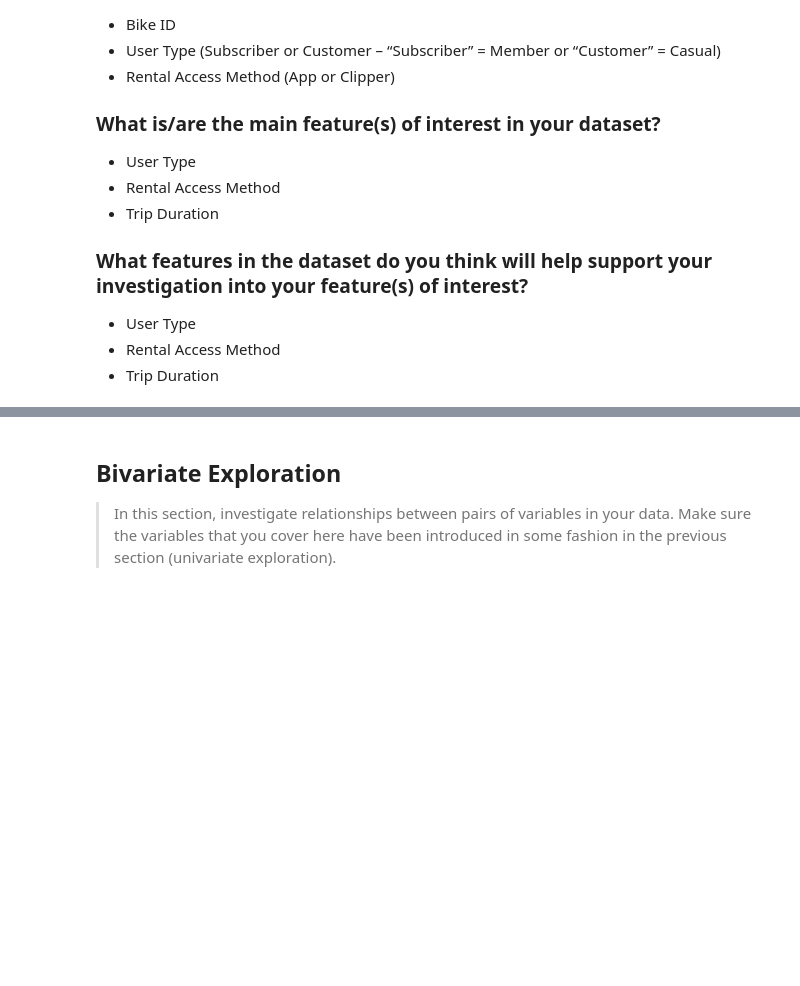
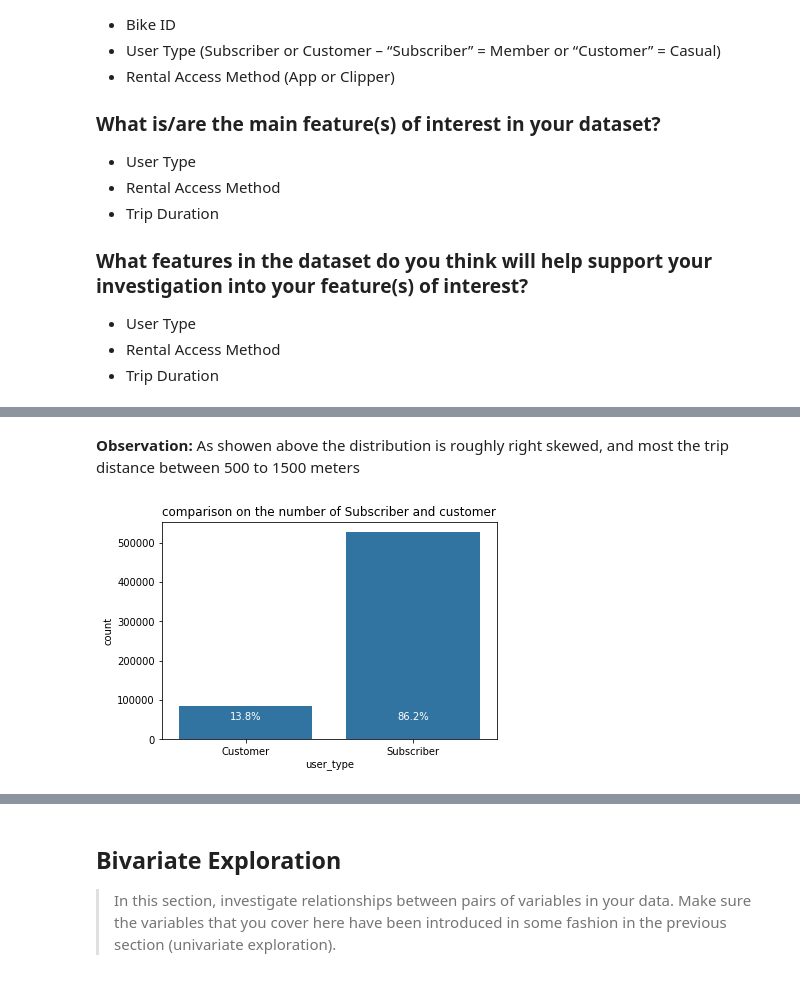
Before and after one commit to Ahmad-Almosallam/Communicate-Data-Findings, a Jupyter notebook: exploration_template.ipynb, the cells around one changed output, grey strips where cells are left out. Saved outputs shown, nothing was run; the diff lists cells and outputs as text; code cells hidden in the pictures; blank space fills up the shorter version.

```diff
--- a/exploration_template.ipynb
+++ b/exploration_template.ipynb
@@ -108,0 +122,3 @@ df.sample()
+# %%
+# Drop when the start latitude or the longitude are 0
+df = df[df.start_station_longitude != 0]
@@ -149,0 +289,20 @@ you plan on investigating next.
+# %% [markdown]
+**Observation:** As showen above the distribution is roughly right skewed, and most the trip distance between 500 to 1500 meters
+# %%
+# Plot of the type of users
+type_user = df.user_type.value_counts()
+sb.countplot(data = df , x = 'user_type' , color = sb.color_palette()[0]);
+plt.title('comparison on the number of Subscriber and customer');
+
+locs, labels = plt.xticks() # get the current tick locations and labels
+# loop through each pair of locations and labels
+for loc, label in zip(locs, labels):
+
+    # get the text property for the label to get the correct count
+    count = type_user[label.get_text()]
+    pct_string = '{:0.1f}%'.format(100*count/df.shape[0])
+
+    # print the annotation just below the top of the bar
+    plt.text(loc, 50000, pct_string, ha = 'center', color = 'w');
+# %% [output]
+[figure, added]
```
Also changed, not shown: parts of 23 cells of this notebook.
